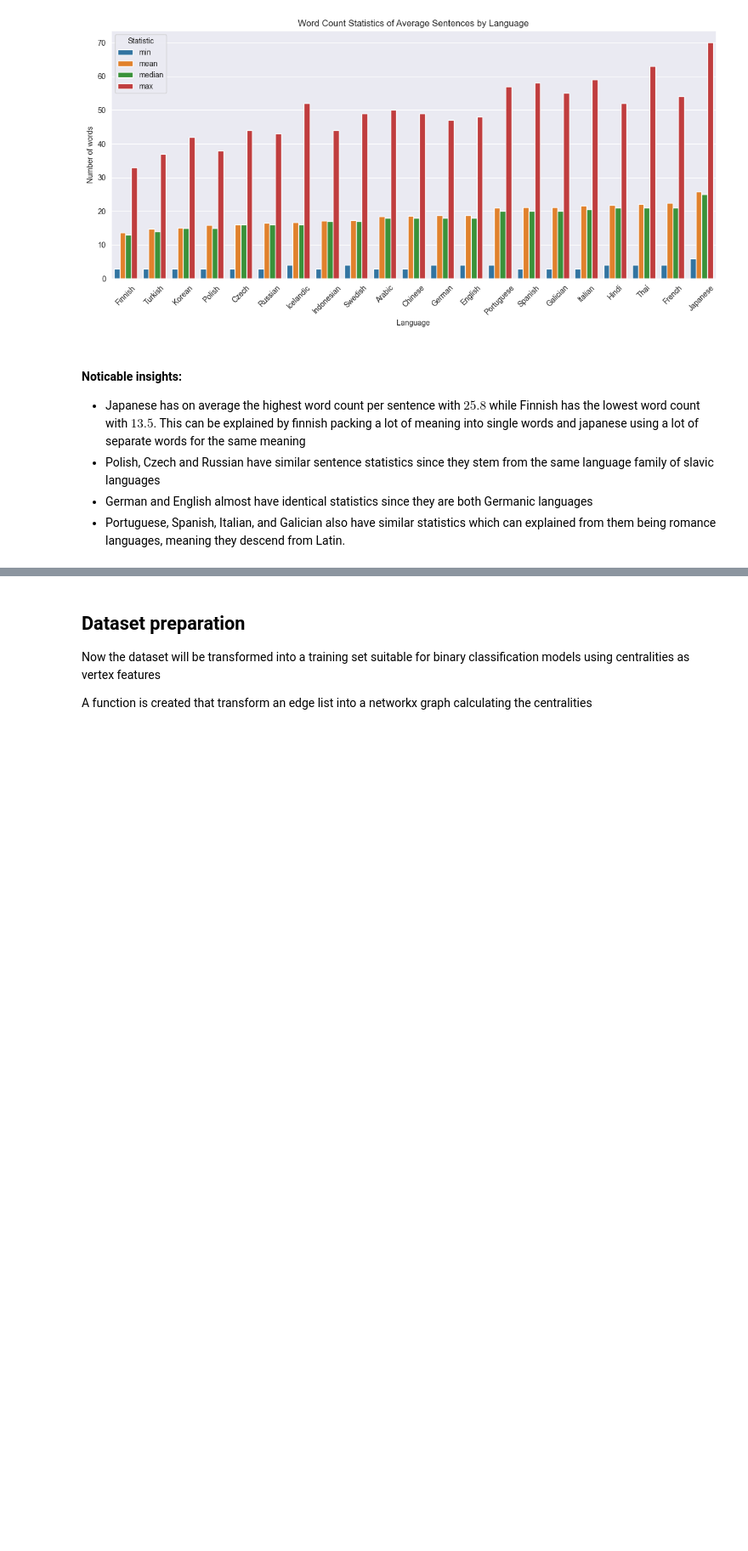
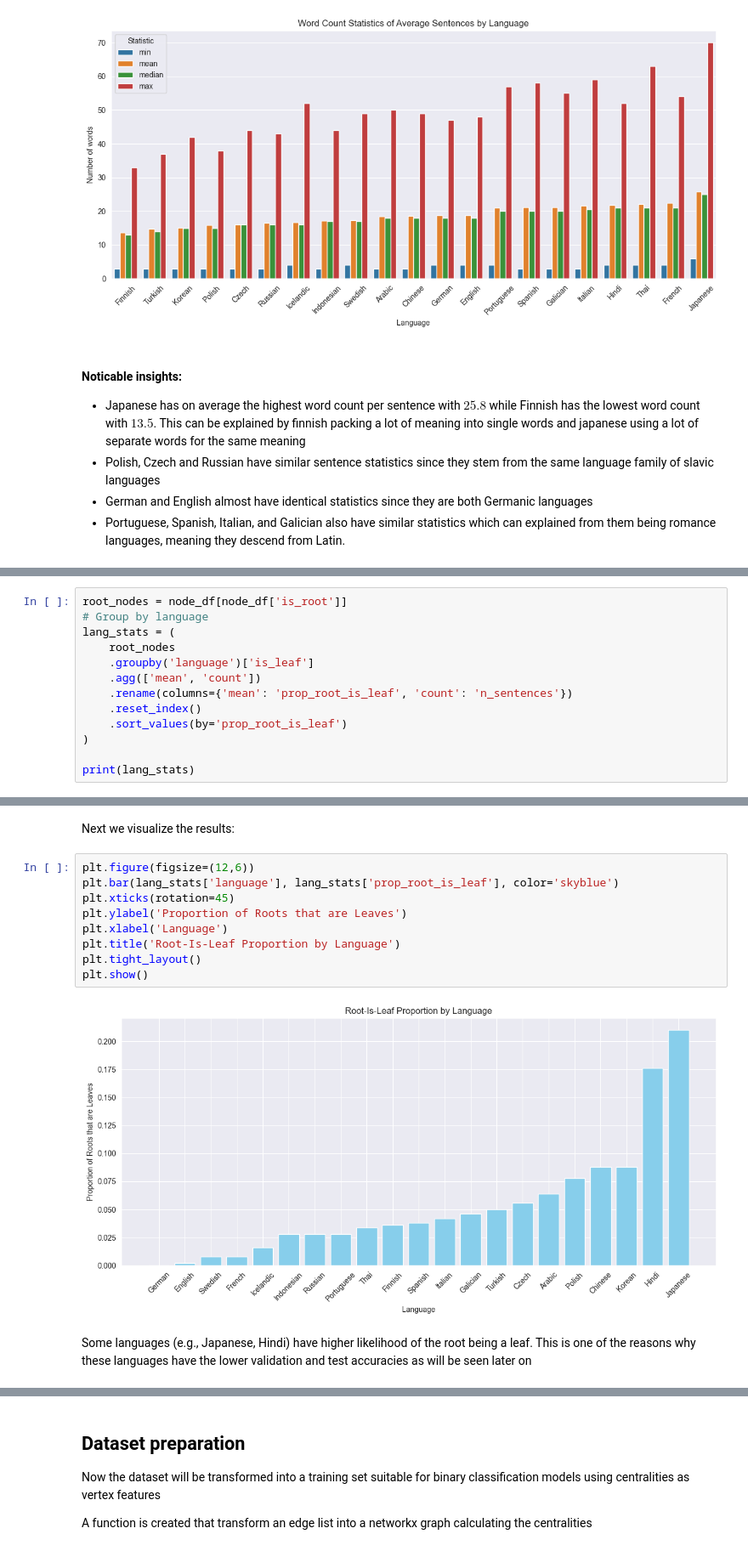
Before and after one commit to stef4k/ml-project-root-node-in-free-tree, a Jupyter notebook: notebooks/data_preprocessing.ipynb, the cells around one changed output, grey strips where cells are left out. Shown at 85% size. Cells and saved outputs as stored; diff of their text form; blank space fills up the shorter version.

```diff
--- a/notebooks/data_preprocessing.ipynb
+++ b/notebooks/data_preprocessing.ipynb
@@ -135,0 +173,13 @@ plt.show()
+# %%
+root_nodes = node_df[node_df['is_root']]
+# Group by language
+lang_stats = (
+    root_nodes
+    .groupby('language')['is_leaf']
+    .agg(['mean', 'count'])
+    .rename(columns={'mean': 'prop_root_is_leaf', 'count': 'n_sentences'})
+    .reset_index()
+    .sort_values(by='prop_root_is_leaf')
+)
+
+print(lang_stats)
@@ -135,0 +204,15 @@ plt.show()
+# %% [markdown]
+Next we visualize the results:
+# %%
+plt.figure(figsize=(12,6))
+plt.bar(lang_stats['language'], lang_stats['prop_root_is_leaf'], color='skyblue')
+plt.xticks(rotation=45)
+plt.ylabel('Proportion of Roots that are Leaves')
+plt.xlabel('Language')
+plt.title('Root-Is-Leaf Proportion by Language')
+plt.tight_layout()
+plt.show()
+# %% [output]
+[figure, added]
+# %% [markdown]
+Some languages (e.g., Japanese, Hindi) have higher likelihood of the root being a leaf. This is one of the reasons why these languages have the lower validation and test accuracies as will be seen later on
```
Also changed, not shown: parts of 84 cells of this notebook, 3 other files.
